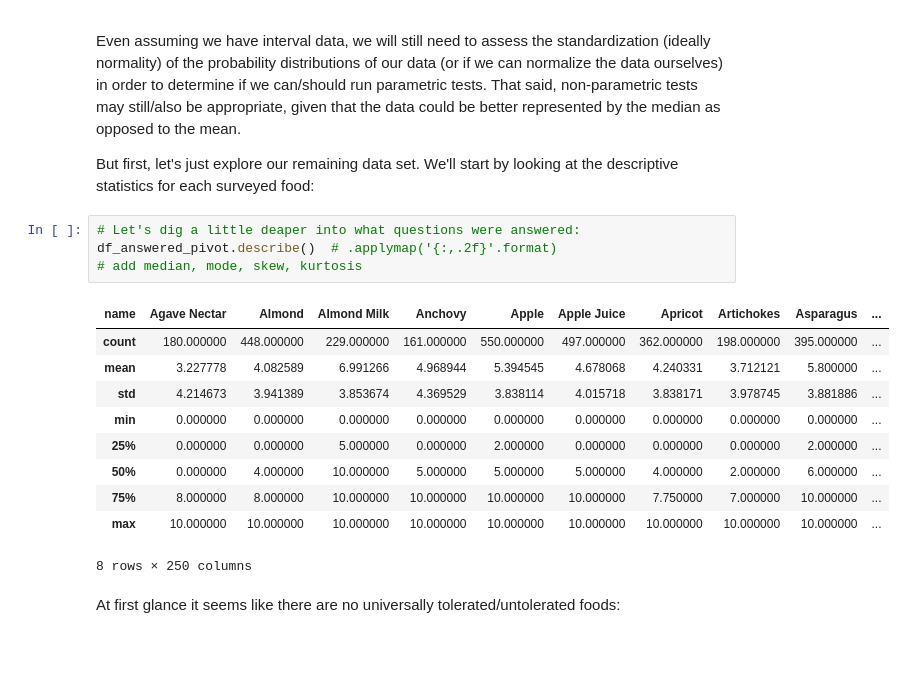
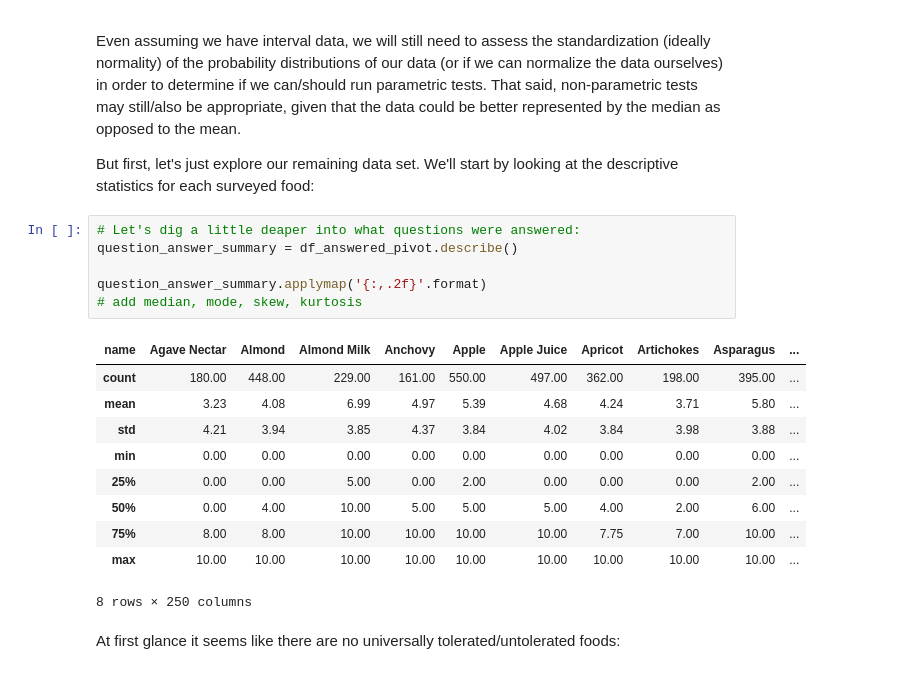
Before and after one commit to ZaxR/ibd_diet_analysis, a Jupyter notebook: IBD Diet Analysis.ipynb, the cells around one changed output. Saved outputs shown, nothing was run; the diff lists cells and outputs as text.

```diff
--- a/IBD Diet Analysis.ipynb
+++ b/IBD Diet Analysis.ipynb
@@ -197,18 +195,20 @@ Even assuming we have interval data, we will still need to assess the standardiz
 But first, let's just explore our remaining data set. We'll start by looking at the descriptive statistics for each surveyed food:
 # %%
 # Let's dig a little deaper into what questions were answered:
-df_answered_pivot.describe()  # .applymap('{:,.2f}'.format)
+question_answer_summary = df_answered_pivot.describe()
+
+question_answer_summary.applymap('{:,.2f}'.format)
 # add median, mode, skew, kurtosis
 # %% [output]
 | name | Agave Nectar | Almond | Almond Milk | Anchovy | Apple | Apple Juice | Apricot | Artichokes | Asparagus | ... |
-| count | 180.000000 | 448.000000 | 229.000000 | 161.000000 | 550.000000 | 497.000000 | 362.000000 | 198.000000 | 395.000000 | ... |
-| mean | 3.227778 | 4.082589 | 6.991266 | 4.968944 | 5.394545 | 4.678068 | 4.240331 | 3.712121 | 5.800000 | ... |
-| std | 4.214673 | 3.941389 | 3.853674 | 4.369529 | 3.838114 | 4.015718 | 3.838171 | 3.978745 | 3.881886 | ... |
-| min | 0.000000 | 0.000000 | 0.000000 | 0.000000 | 0.000000 | 0.000000 | 0.000000 | 0.000000 | 0.000000 | ... |
-| 25% | 0.000000 | 0.000000 | 5.000000 | 0.000000 | 2.000000 | 0.000000 | 0.000000 | 0.000000 | 2.000000 | ... |
-| 50% | 0.000000 | 4.000000 | 10.000000 | 5.000000 | 5.000000 | 5.000000 | 4.000000 | 2.000000 | 6.000000 | ... |
-| 75% | 8.000000 | 8.000000 | 10.000000 | 10.000000 | 10.000000 | 10.000000 | 7.750000 | 7.000000 | 10.000000 | ... |
-| max | 10.000000 | 10.000000 | 10.000000 | 10.000000 | 10.000000 | 10.000000 | 10.000000 | 10.000000 | 10.000000 | ... |
+| count | 180.00 | 448.00 | 229.00 | 161.00 | 550.00 | 497.00 | 362.00 | 198.00 | 395.00 | ... |
+| mean | 3.23 | 4.08 | 6.99 | 4.97 | 5.39 | 4.68 | 4.24 | 3.71 | 5.80 | ... |
+| std | 4.21 | 3.94 | 3.85 | 4.37 | 3.84 | 4.02 | 3.84 | 3.98 | 3.88 | ... |
+| min | 0.00 | 0.00 | 0.00 | 0.00 | 0.00 | 0.00 | 0.00 | 0.00 | 0.00 | ... |
+| 25% | 0.00 | 0.00 | 5.00 | 0.00 | 2.00 | 0.00 | 0.00 | 0.00 | 2.00 | ... |
+| 50% | 0.00 | 4.00 | 10.00 | 5.00 | 5.00 | 5.00 | 4.00 | 2.00 | 6.00 | ... |
+| 75% | 8.00 | 8.00 | 10.00 | 10.00 | 10.00 | 10.00 | 7.75 | 7.00 | 10.00 | ... |
+| max | 10.00 | 10.00 | 10.00 | 10.00 | 10.00 | 10.00 | 10.00 | 10.00 | 10.00 | ... |
 8 rows × 250 columns
 # %% [markdown]
 At first glance it seems like there are no universally tolerated/untolerated foods:
```
Also changed, not shown: parts of 4 cells of this notebook.
